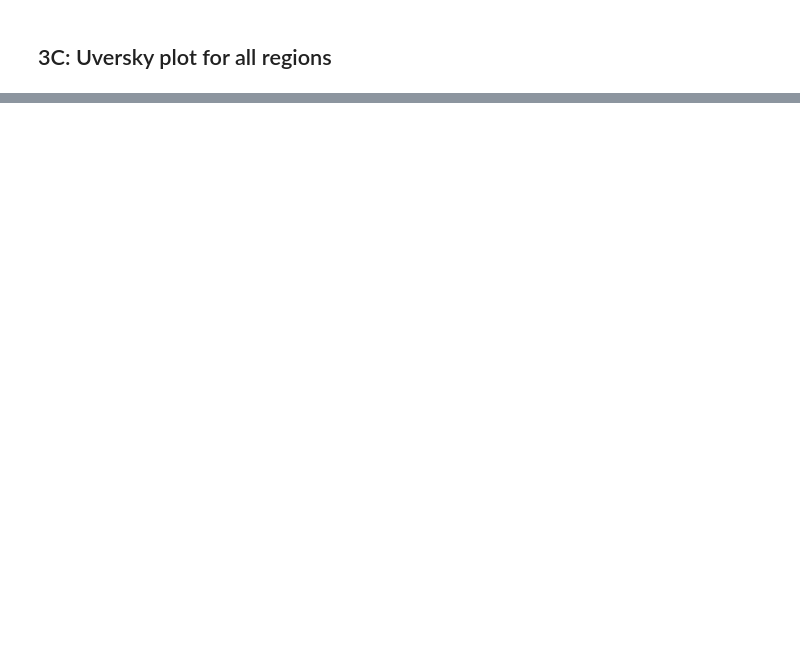
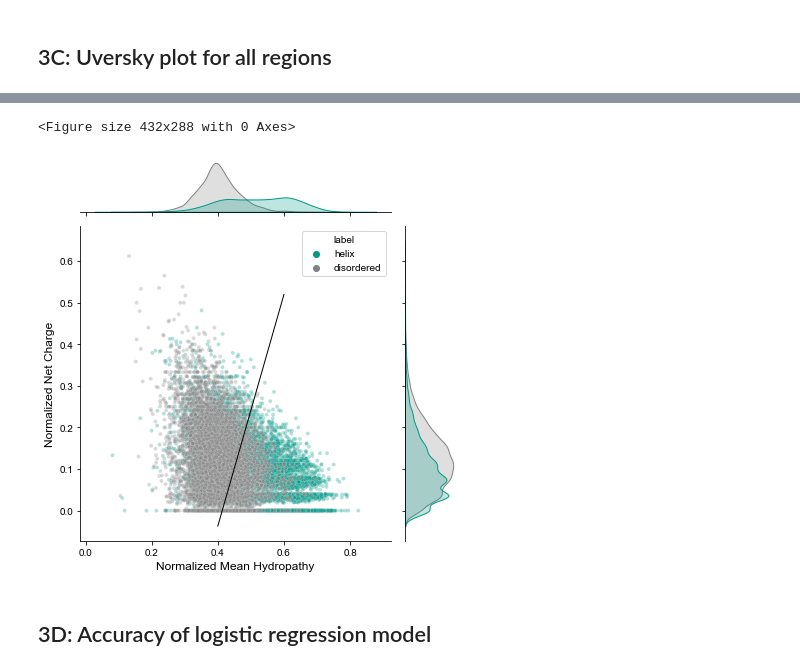
Before and after one commit to rosalindpan/hcrpaper, a Jupyter notebook: figures/Figure3.ipynb, the cells around one changed output, grey strips where cells are left out. Cells and saved outputs as stored; diff of their text form; code cells hidden in the pictures; blank space fills up the shorter version.

```diff
--- a/figures/Figure3.ipynb
+++ b/figures/Figure3.ipynb
@@ -108,2 +143,4 @@ plt.show()
 # %% [markdown]
 ## 3C: Uversky plot for all regions
+# %%
+df = pd.read_csv('../data/uversky/uversky_all.csv')
@@ -109,0 +163,17 @@ plt.show()
+# %%
+plt.figure()
+g = sns.jointplot(data=df, x='norm_hydrop', y='norm_nc', hue='label',
+                  palette={'disordered': cscheme['dis'], 'helix': cscheme['helix']},
+                  alpha=0.3, s=15)
+x = np.linspace(0.4,0.6,100)
+y = 2.785*x - 1.151
+g.ax_joint.plot(x, y, 'black', linewidth = 1)
+g.ax_joint.set_xlabel('Normalized Mean Hydropathy', fontsize=12)
+g.ax_joint.set_ylabel('Normalized Net Charge', fontsize=12)
+plt.tight_layout()
+plt.show()
+# %% [output]
+<Figure size 432x288 with 0 Axes>
+[figure, added]
+# %% [markdown]
+## 3D: Accuracy of logistic regression model
```
Also changed, not shown: parts of 24 cells of this notebook, 6 other files.
